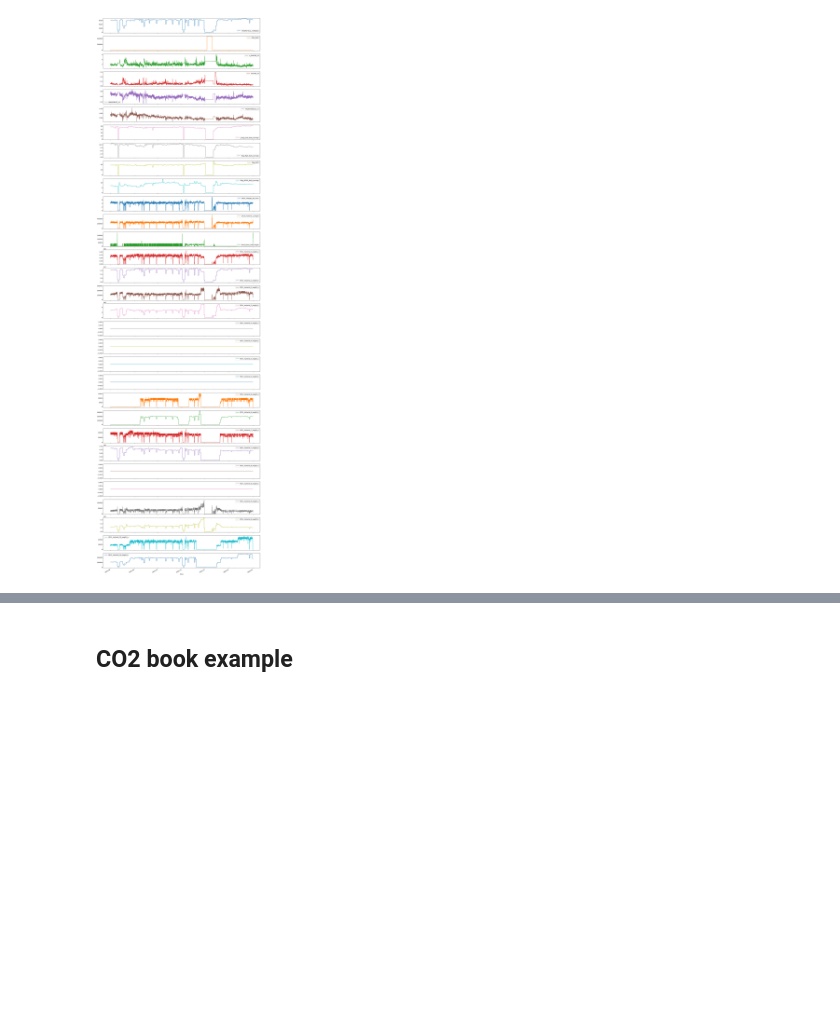
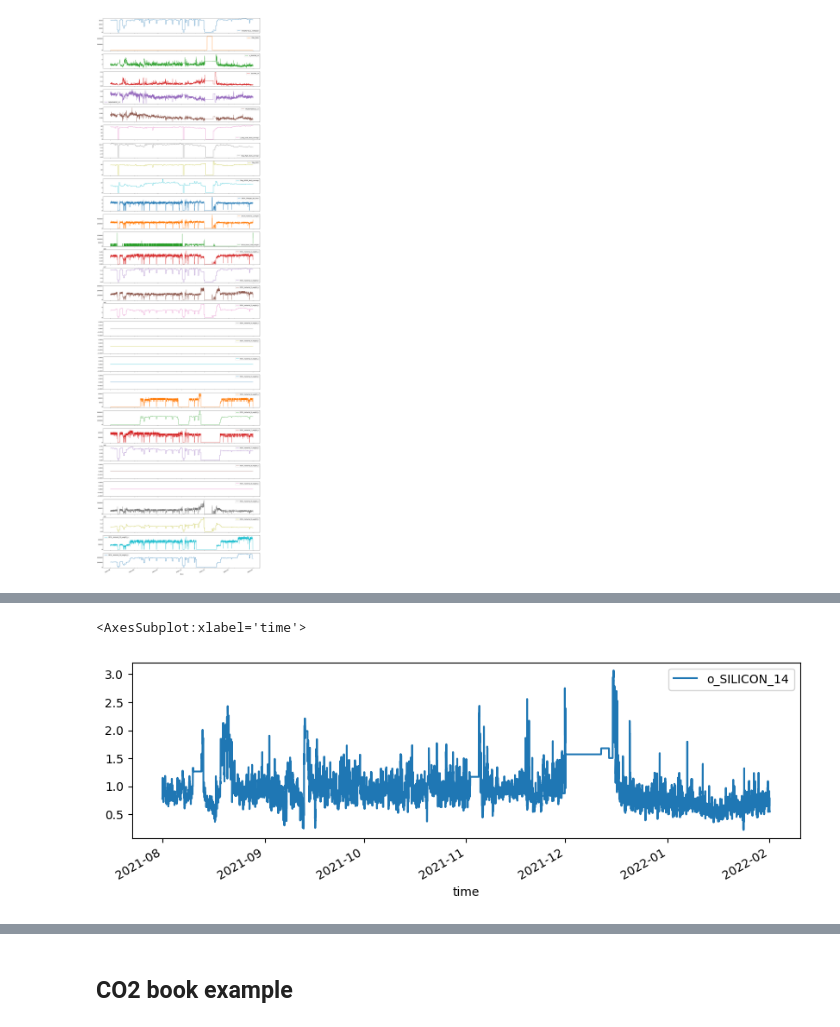
Before and after one commit to rcalix1/TimeSeriesAnalysis, a Jupyter notebook: time_series_data_example1.ipynb, the cells around one changed output, grey strips where cells are left out. Saved outputs shown, nothing was run; the diff lists cells and outputs as text; code cells hidden in the pictures; blank space fills up the shorter version.

```diff
--- a/time_series_data_example1.ipynb
+++ b/time_series_data_example1.ipynb
@@ -121,0 +125,14 @@ array([<AxesSubplot:xlabel='time'>, <AxesSubplot:xlabel='time'>,
+# %%
+
+plt.rcParams["figure.figsize"] = (10, 3)
+# %%
+
+
+ts_silicon_data = pd.read_csv(
+            'data/RealSeqData.CIVS.Nov.2023.csv',
+            header=0,
+            parse_dates = ['time'],
+            index_col=0,
+            infer_datetime_format=True,
+            usecols=['time', 'o_SILICON_14']
+)
@@ -121,0 +151,6 @@ array([<AxesSubplot:xlabel='time'>, <AxesSubplot:xlabel='time'>,
+# %%
+
+ts_silicon_data.plot()
+# %% [output]
+<AxesSubplot:xlabel='time'>
+[figure, added]
```
Also changed, not shown: parts of 13 cells of this notebook.
